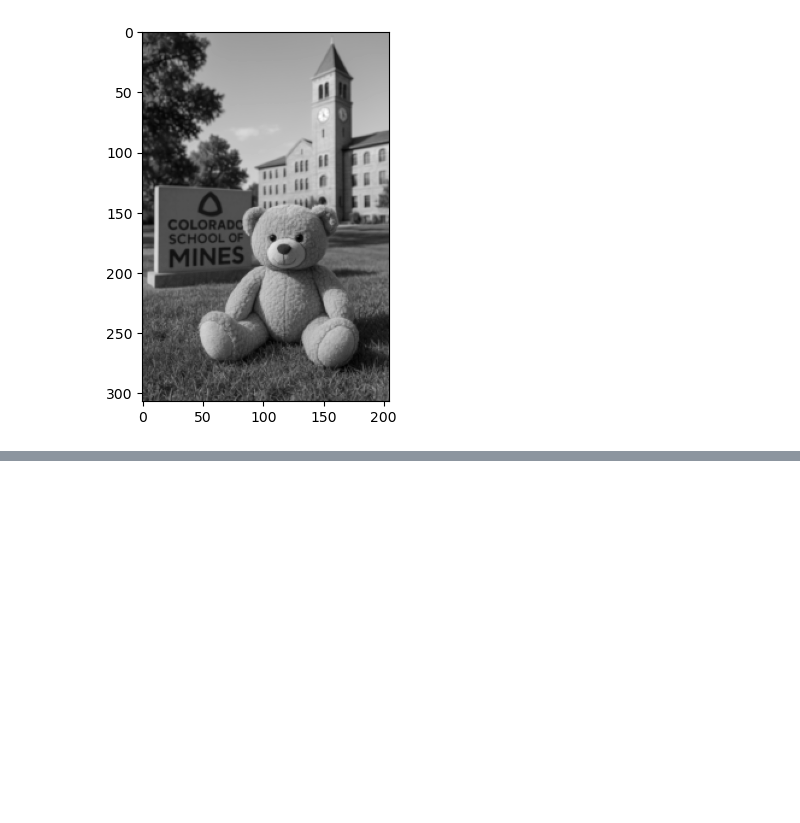
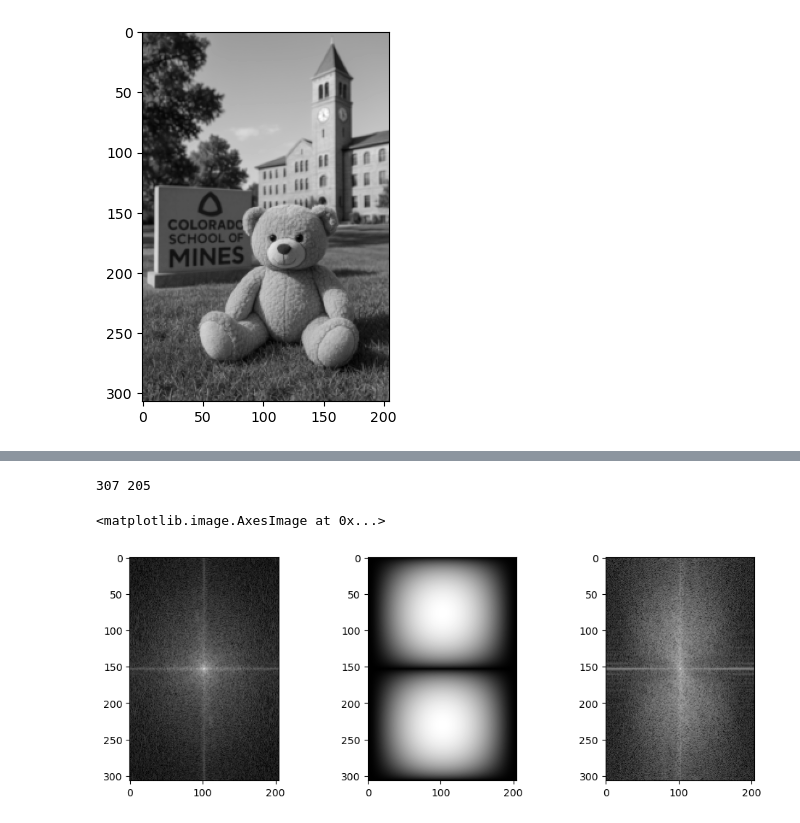
Before and after one commit to jaredandreatta/cv, a Jupyter notebook: code/03_fourier.ipynb, the cells around one changed output, grey strips where cells are left out. Drawn from its saved outputs; the diff is of its cells as text; code cells hidden in the pictures; blank space fills up the shorter version.

```diff
--- a/code/03_fourier.ipynb
+++ b/code/03_fourier.ipynb
@@ -91,0 +115,19 @@ plt.imshow(img_reconst, cmap='gray')
+# %%
+# expand filter image to match input image
+nx, ny = img.shape
+ker_img = np.zeros((nx,ny))
+print(nx, ny)
+mx = nx//2; my = ny//2
+ker_img[mx:mx+3, my:my+3] = ker
+
+ker_ft_mag_log = np.log( 1+ np.abs(fftshift(fft2(ker_img))) ) ## FT of filter kernel
+img_filt_ft_mag_log = np.log( 1+ np.abs(fftshift(fft2(img_filt))) ) ## FT of output image
+
+fig, ax = plt.subplots(nrows=1, ncols=3, figsize=(12,4))
+ax[0].imshow(img_fur_mag_log / img_fur_mag_log.max(), cmap='gray') # normalize by dividing max for better visuals
+ax[1].imshow(ker_ft_mag_log, cmap='gray')
+ax[2].imshow(img_filt_ft_mag_log / img_filt_ft_mag_log.max(), cmap='gray')
+# %% [output]
+307 205
+<matplotlib.image.AxesImage at 0x...>
+[figure, added]
```
Also changed, not shown: parts of 2 cells of this notebook.
